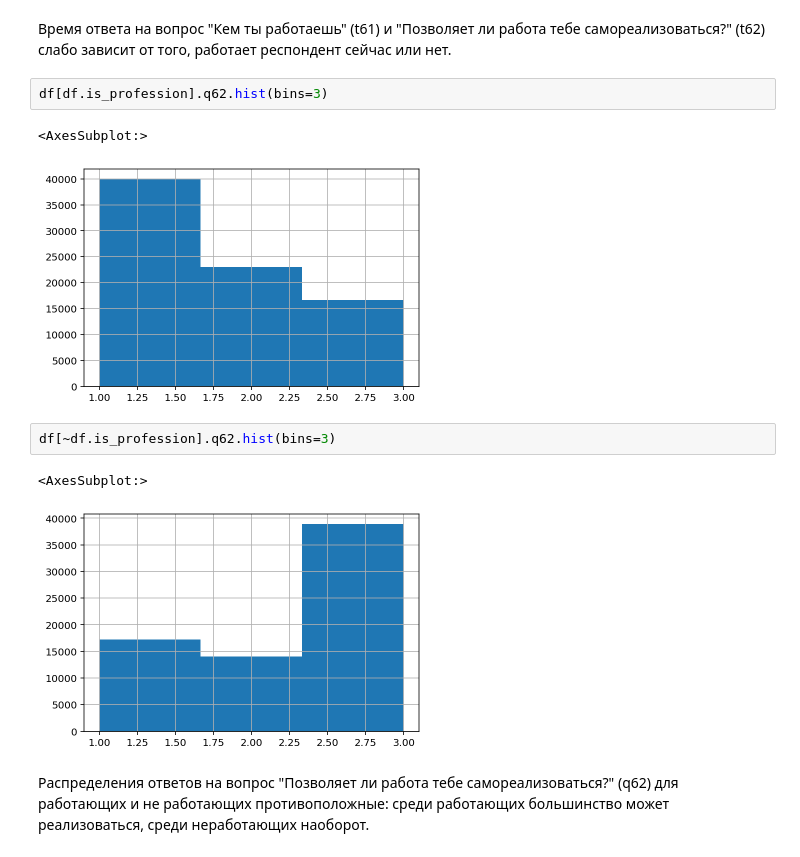
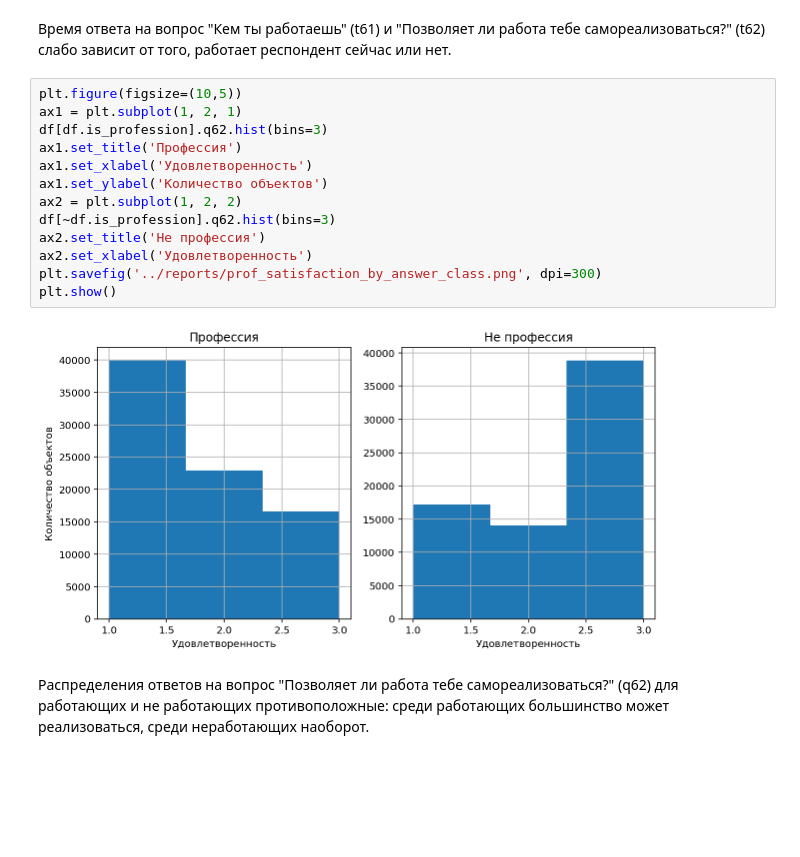
Before and after one commit to dimdasci/m01-psychotype-occupation-relaiton, a Jupyter notebook: notebooks/answers_analysis.ipynb, the cells around one changed output. Saved outputs shown, nothing was run; the diff lists cells and outputs as text; blank space fills up the shorter version.

```diff
--- a/notebooks/answers_analysis.ipynb
+++ b/notebooks/answers_analysis.ipynb
@@ -341,16 +341,21 @@ plt.show()
 [figure]
 # %% [markdown]
 Время ответа на вопрос "Кем ты работаешь" (t61) и "Позволяет ли работа тебе самореализоваться?" (t62) слабо зависит от того, работает респондент сейчас или нет.
-# %%
-df[df.is_profession].q62.hist(bins=3)
-# %% [output]
-<AxesSubplot:>
-[figure, removed]
-# %%
-df[~df.is_profession].q62.hist(bins=3)
-# %% [output]
-<AxesSubplot:>
-[figure, removed]
+# %%
+plt.figure(figsize=(10,5))
+ax1 = plt.subplot(1, 2, 1)
+df[df.is_profession].q62.hist(bins=3)
+ax1.set_title('Профессия')
+ax1.set_xlabel('Удовлетворенность')
+ax1.set_ylabel('Количество объектов')
+ax2 = plt.subplot(1, 2, 2)
+df[~df.is_profession].q62.hist(bins=3)
+ax2.set_title('Не профессия')
+ax2.set_xlabel('Удовлетворенность')
+plt.savefig('../reports/prof_satisfaction_by_answer_class.png', dpi=300)
+plt.show()
+# %% [output]
+[figure, added]
 # %% [markdown]
 Распределения ответов на вопрос "Позволяет ли работа тебе самореализоваться?" (q62) для работающих и не работающих противоположные: среди работающих большинство может реализоваться, среди неработающих наоборот.
 # %% [markdown]
```
Also changed, not shown: 1 other file.
